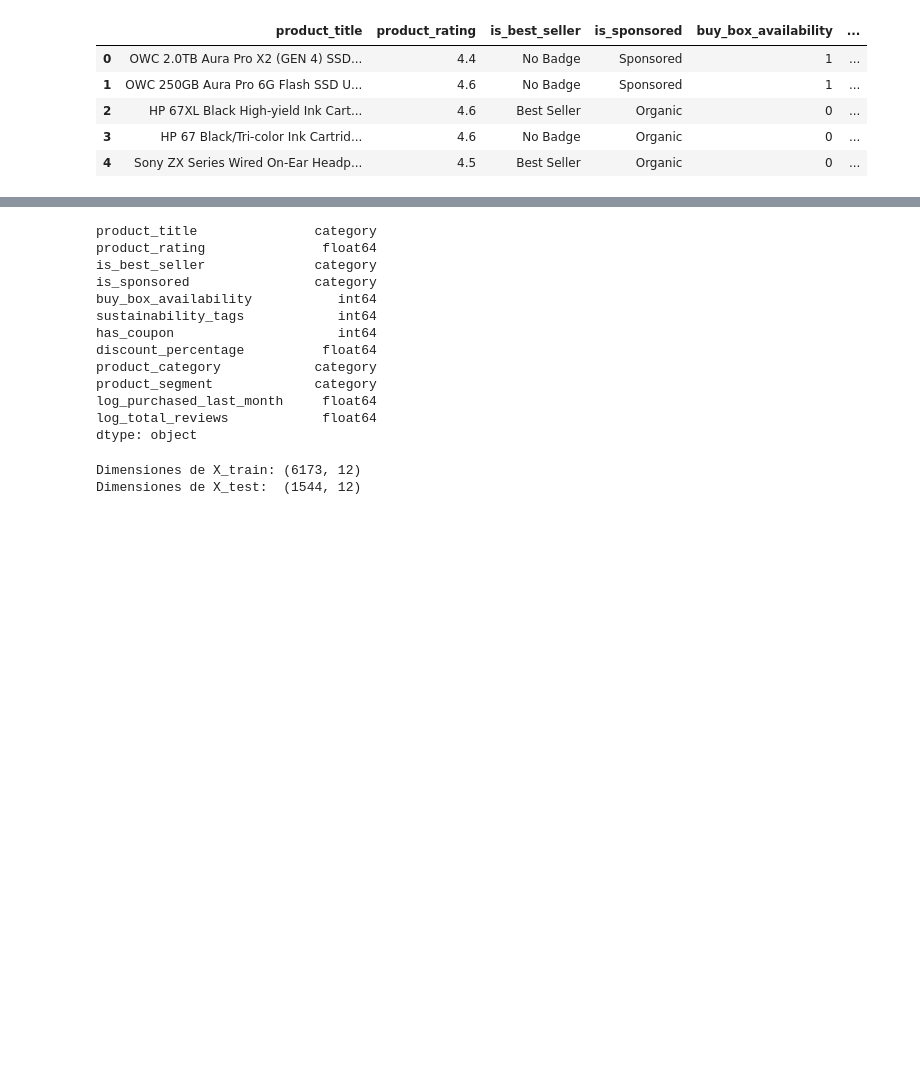
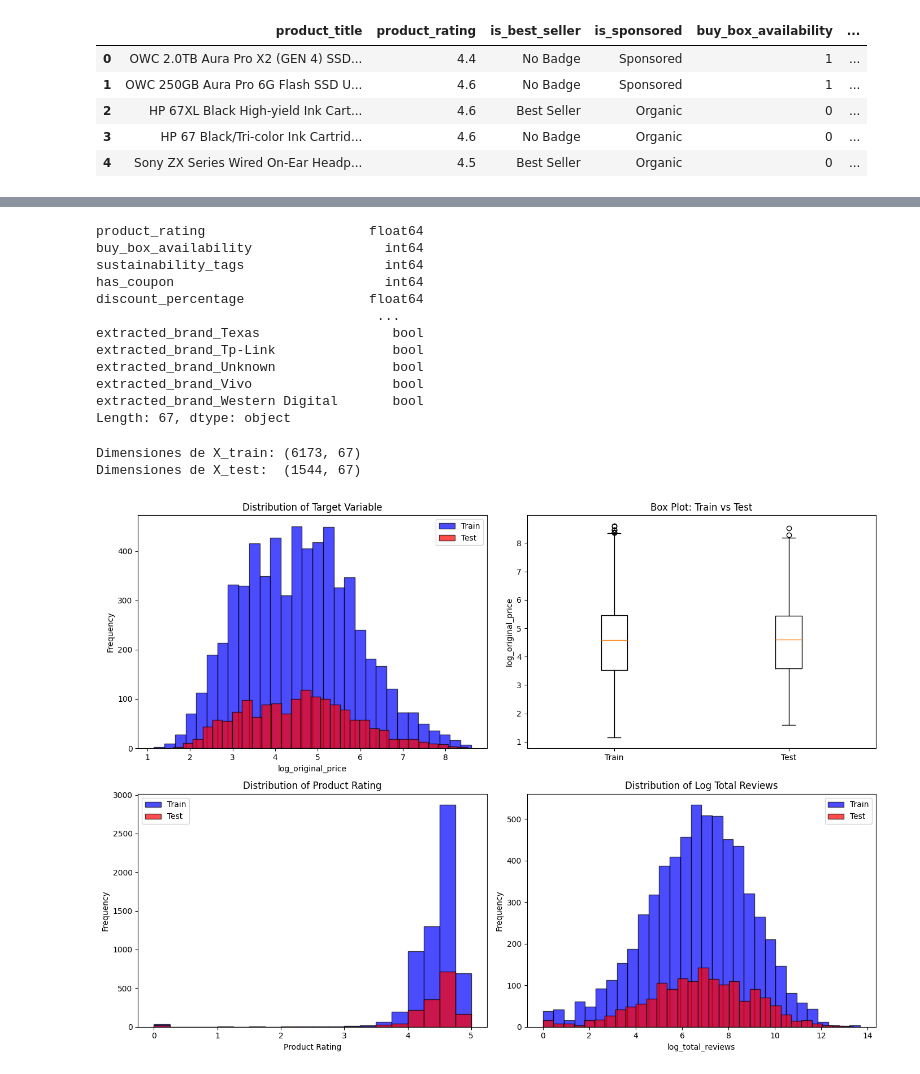
Before and after one commit to beja28/Amazon-Smart-Pricing, a Jupyter notebook: Evaluaciones/Evaluacion_2/ev2_xgboost_tltles.ipynb, the cells around one changed output, grey strips where cells are left out. Drawn from its saved outputs; the diff is of its cells as text; code cells hidden in the pictures; blank space fills up the shorter version.

```diff
--- a/Evaluaciones/Evaluacion_2/ev2_xgboost_tltles.ipynb
+++ b/Evaluaciones/Evaluacion_2/ev2_xgboost_tltles.ipynb
@@ -72,39 +85,31 @@ memory usage: 994.9+ KB
 # %%
 target = 'log_original_price'
 # %%
-ev2_encoded.drop(columns=['product_title'])
+ev2_encoded.drop(columns=['product_title'], inplace=True)
 # %%
-X = ev2.drop(columns=[target])
-y = ev2[target]
+X = ev2_encoded.drop(columns=[target])
+y = ev2_encoded[target]
 y_euro = np.expm1(y)
-# %%
-# Extract text features
-cats = X.select_dtypes(exclude=np.number).columns.tolist()
-
-# Convert to Pandas category
-for col in cats:
-   X[col] = X[col].astype('category')
 # %%
 X.dtypes
 # %% [output]
-product_title               category
-product_rating               float64
-is_best_seller              category
-is_sponsored                category
-buy_box_availability           int64
-sustainability_tags            int64
-has_coupon                     int64
-discount_percentage          float64
-product_category            category
-product_segment             category
-log_purchased_last_month     float64
-log_total_reviews            float64
-dtype: object
+product_rating                     float64
+buy_box_availability                 int64
+sustainability_tags                  int64
+has_coupon                           int64
+discount_percentage                float64
+                                    ...
+extracted_brand_Texas                 bool
+extracted_brand_Tp-Link               bool
+extracted_brand_Unknown               bool
+extracted_brand_Vivo                  bool
+extracted_brand_Western Digital       bool
+Length: 67, dtype: object
 # %%
 X_train, X_test, y_train, y_test = train_test_split(X, y, test_size=0.2, random_state=42)
 
 print(f"Dimensiones de X_train: {X_train.shape}")
 print(f"Dimensiones de X_test:  {X_test.shape}")
 # %% [output]
-Dimensiones de X_train: (6173, 12)
-Dimensiones de X_test:  (1544, 12)
+Dimensiones de X_train: (6173, 67)
+Dimensiones de X_test:  (1544, 67)
@@ -256,0 +116,37 @@ for feat, score in sorted(title_feature_importance.items(), key=lambda x: x[1],
+# %%
+# Create visualizations for train and test data
+fig, axes = plt.subplots(2, 2, figsize=(14, 10))
+
+# 1. Distribution of target variable
+axes[0, 0].hist(y_train, bins=30, alpha=0.7, label='Train', color='blue', edgecolor='black')
+axes[0, 0].hist(y_test, bins=30, alpha=0.7, label='Test', color='red', edgecolor='black')
+axes[0, 0].set_xlabel('log_original_price')
+axes[0, 0].set_ylabel('Frequency')
+axes[0, 0].set_title('Distribution of Target Variable')
+axes[0, 0].legend()
+
+# 2. Box plot comparison
+axes[0, 1].boxplot([y_train, y_test], labels=['Train', 'Test'])
+axes[0, 1].set_ylabel('log_original_price')
+axes[0, 1].set_title('Box Plot: Train vs Test')
+
+# 3. Product rating distribution
+axes[1, 0].hist(X_train['product_rating'], bins=20, alpha=0.7, label='Train', color='blue', edgecolor='black')
+axes[1, 0].hist(X_test['product_rating'], bins=20, alpha=0.7, label='Test', color='red', edgecolor='black')
+axes[1, 0].set_xlabel('Product Rating')
+axes[1, 0].set_ylabel('Frequency')
+axes[1, 0].set_title('Distribution of Product Rating')
+axes[1, 0].legend()
+
+# 4. Log total reviews distribution
+axes[1, 1].hist(X_train['log_total_reviews'], bins=30, alpha=0.7, label='Train', color='blue', edgecolor='black')
+axes[1, 1].hist(X_test['log_total_reviews'], bins=30, alpha=0.7, label='Test', color='red', edgecolor='black')
+axes[1, 1].set_xlabel('log_total_reviews')
+axes[1, 1].set_ylabel('Frequency')
+axes[1, 1].set_title('Distribution of Log Total Reviews')
+axes[1, 1].legend()
+
+plt.tight_layout()
+plt.show()
+# %% [output]
+[figure, added]
```
Also changed, not shown: parts of 13 cells of this notebook.
